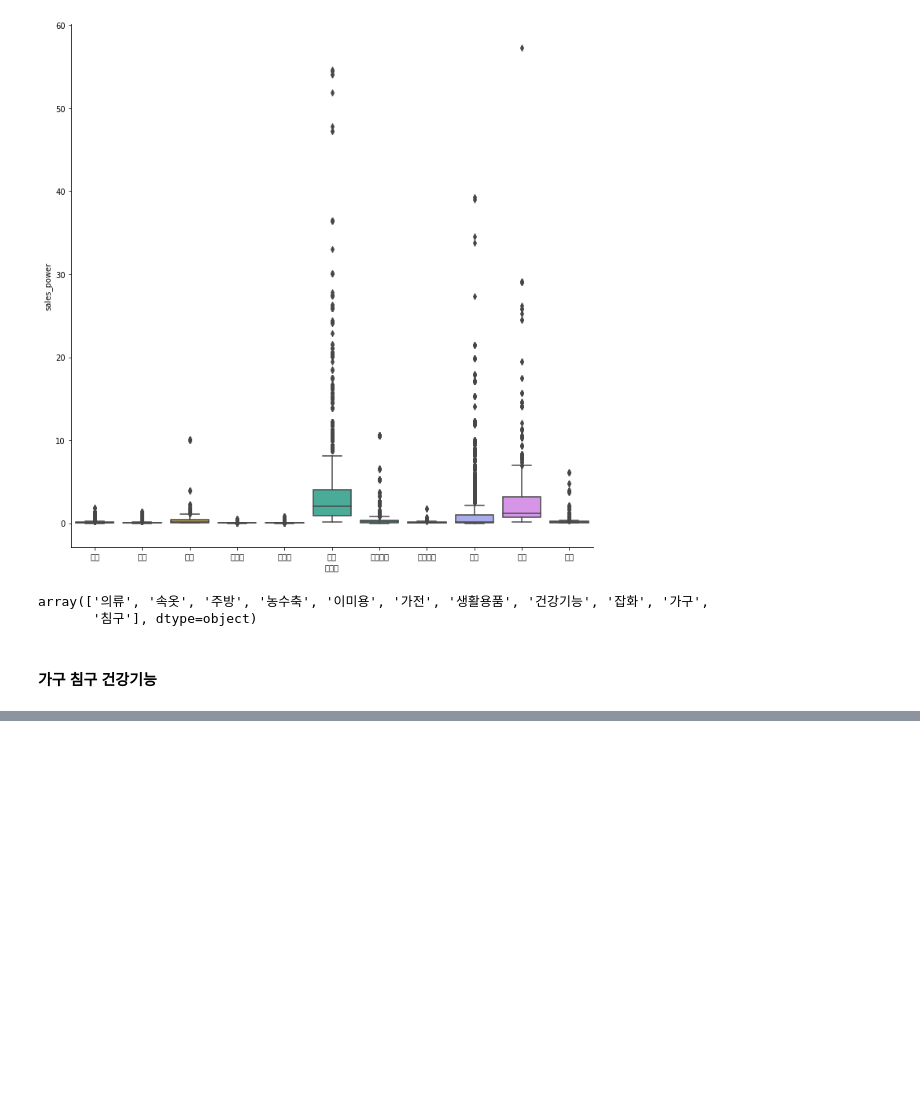
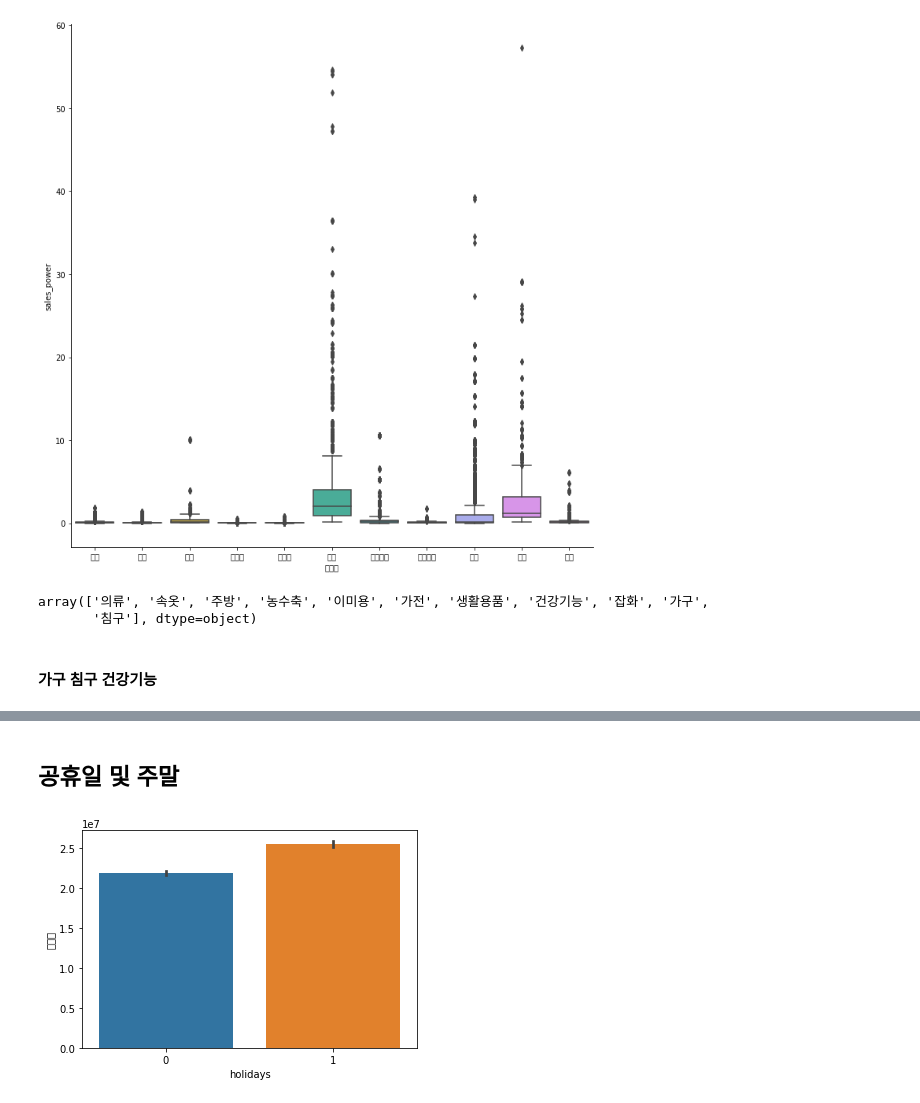
Before and after one commit to s-seo/bigcon_2020_mmmz, a Jupyter notebook: engine/yj_eda.ipynb, the cells around one changed output, grey strips where cells are left out. Cells and saved outputs as stored; diff of their text form; code cells hidden in the pictures; blank space fills up the shorter version.

```diff
--- a/engine/yj_eda.ipynb
+++ b/engine/yj_eda.ipynb
@@ -214,0 +229,7 @@ plt.show()
+# %% [markdown]
+## 공휴일 및 주말
+# %%
+sns.barplot(x="holidays", y="취급액", data=train)
+plt.show()
+# %% [output]
+[figure, added]
```
Also changed, not shown: parts of 24 cells of this notebook.
